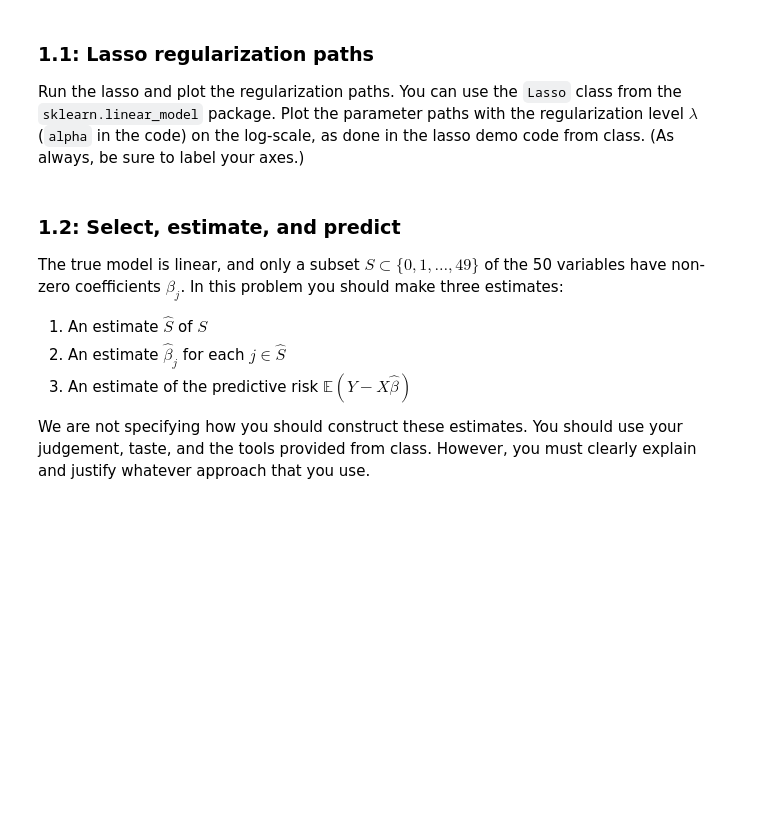
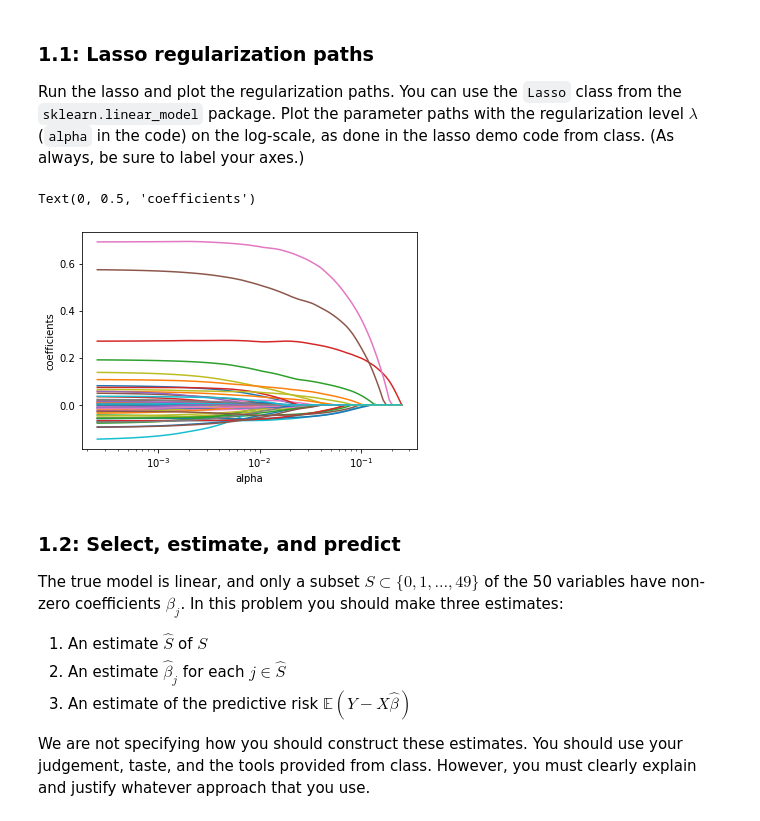
Before and after one commit to Voldemort108X/Yale-courses, a Jupyter notebook: SDS 665 Intermediate Machine Learning/HWs/HW1/assn1.ipynb, the cells around one changed output. Cells and saved outputs as stored; diff of their text form; code cells hidden in the pictures; blank space fills up the shorter version.

```diff
--- a/SDS 665 Intermediate Machine Learning/HWs/HW1/assn1.ipynb
+++ b/SDS 665 Intermediate Machine Learning/HWs/HW1/assn1.ipynb
@@ -65,3 +63,17 @@ Run the lasso and plot the regularization paths. You can use the `Lasso` class f
+# %%
+# your code here
+from sklearn.linear_model import lasso_path
+
+alphs, coefs, _ = lasso_path(X, y)
+
+fig, axes = plt.subplots(1)
+axes.plot(alphs, coefs.T)
+axes.set_xscale('log')
+axes.set_xlabel('alpha')
+axes.set_ylabel('coefficients')
+# %% [output]
+Text(0, 0.5, 'coefficients')
+[figure, added]
 # %% [markdown]
 ### 1.2: Select, estimate, and predict
 
```
Also changed, not shown: parts of 30 cells of this notebook, 21 other files.
